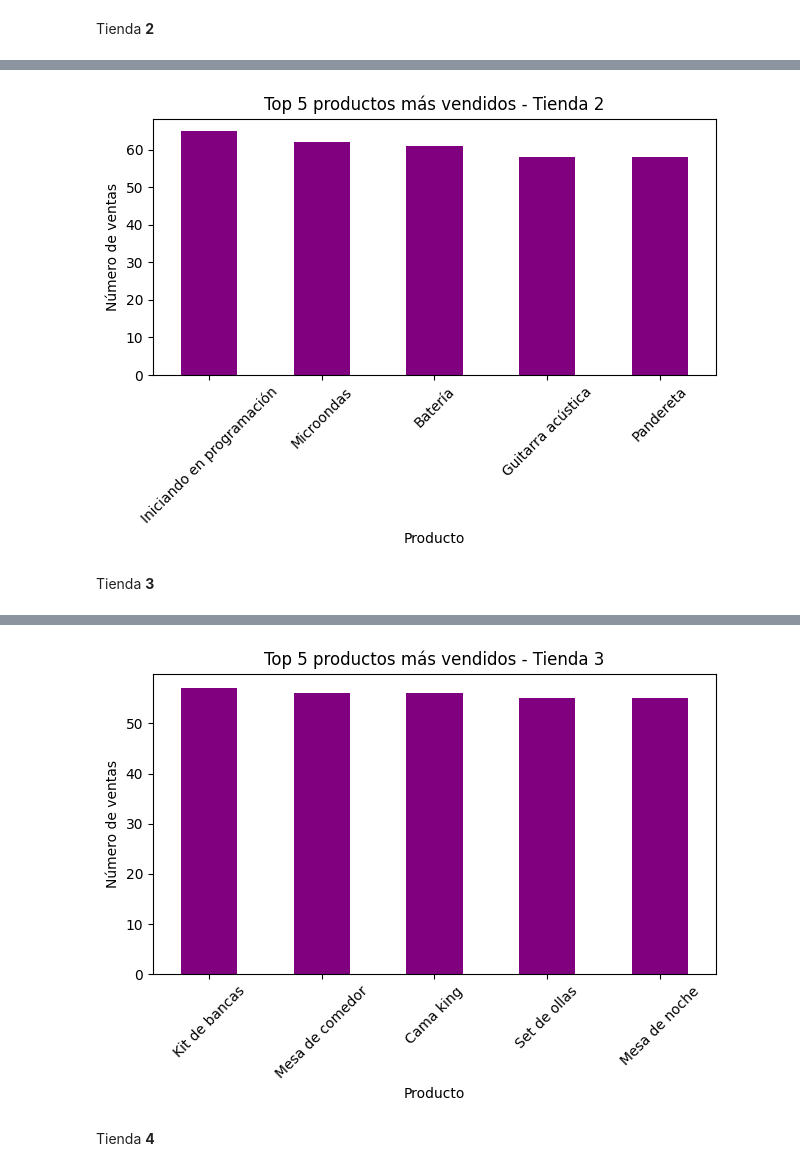
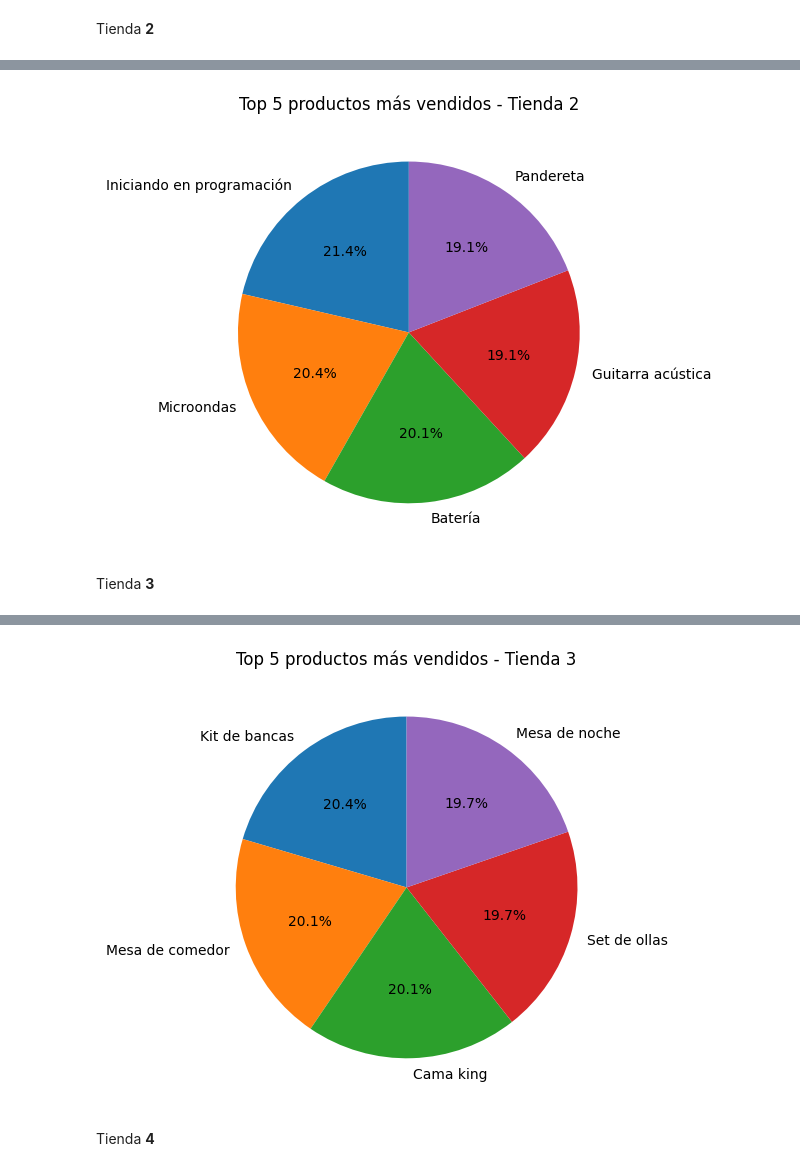
Before and after one commit to adicu7/StoreLatam, a Jupyter notebook: AluraStoreLatam.ipynb, the cells around one changed output, grey strips where cells are left out. Cells and saved outputs as stored; diff of their text form; code cells hidden in the pictures.

```diff
--- a/AluraStoreLatam.ipynb
+++ b/AluraStoreLatam.ipynb
@@ -221,14 +225,18 @@ Impresora          34
 Juego de mesa      32
 Name: count, dtype: int64
 # %%
-ventas_productos_tienda2.head(5).plot(kind="bar", title="Top 5 productos más vendidos - Tienda 2", color='purple')
-plt.ylabel("Número de ventas")
-plt.xlabel("Producto")
-plt.xticks(rotation=45)
+ventas_productos_tienda2.head(5).plot(
+    kind="pie",
+    title="Top 5 productos más vendidos - Tienda 2",
+    autopct='%1.1f%%',
+    startangle=90,
+    legend=False,
+    ylabel=''
+)
 plt.tight_layout()
 plt.show()
 # %% [output]
-[figure, old version]
+[figure, new version]
 # %% [markdown]
 Tienda **3**
 # %%
@@ -257,14 +265,18 @@ Microondas                 36
 Bloques de construcción    35
 Name: count, dtype: int64
 # %%
-ventas_productos_tienda3.head(5).plot(kind="bar", title="Top 5 productos más vendidos - Tienda 3", color='purple')
-plt.ylabel("Número de ventas")
-plt.xlabel("Producto")
-plt.xticks(rotation=45)
+ventas_productos_tienda3.head(5).plot(
+    kind="pie",
+    title="Top 5 productos más vendidos - Tienda 3",
+    autopct='%1.1f%%',
+    startangle=90,
+    legend=False,
+    ylabel=''
+)
 plt.tight_layout()
 plt.show()
 # %% [output]
-[figure, old version]
+[figure, new version]
 # %% [markdown]
 Tienda **4**
 # %%
```
Also changed, not shown: parts of 6 cells of this notebook.
